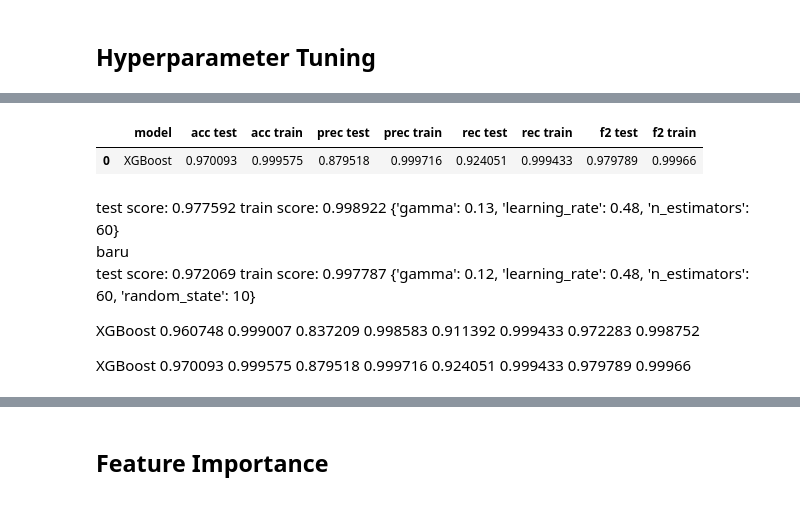
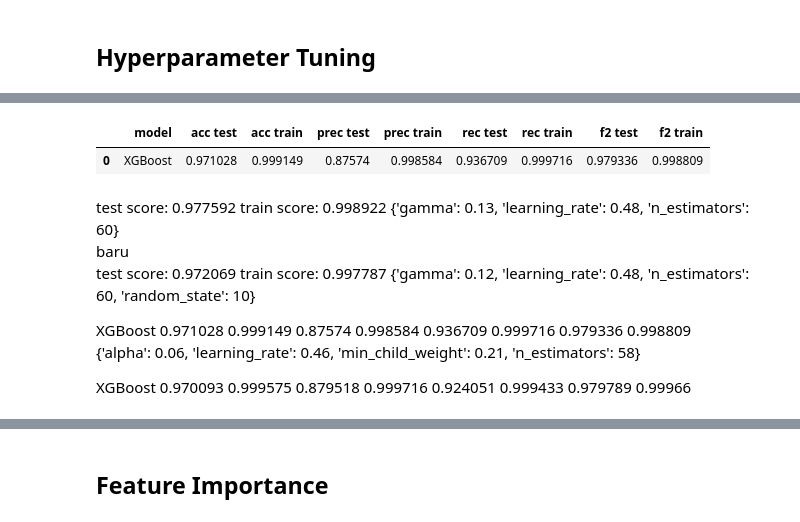
Before and after one commit to helmynaufal/E-commerce-Churn-Prediction, a Jupyter notebook: e-commerce-churn-prediction.ipynb, the cells around one changed output, grey strips where cells are left out. Saved outputs shown, nothing was run; the diff lists cells and outputs as text; code cells hidden in the pictures.

```diff
--- a/e-commerce-churn-prediction.ipynb
+++ b/e-commerce-churn-prediction.ipynb
@@ -44,7 +24,7 @@ import warnings
 warnings.filterwarnings('ignore')
 pd.set_option('display.max_columns', None)
 # %%
-df = pd.read_excel('/kaggle/input/ecommerce-customer-churn-analysis-and-prediction/E Commerce Dataset.xlsx', sheet_name=1)
+df = pd.read_excel('../input/ecommerce-customer-churn-analysis-and-prediction/E Commerce Dataset.xlsx', sheet_name=1)
 df.head()
 # %% [output]
 |  | CustomerID | Churn | Tenure | PreferredLoginDevice | CityTier | WarehouseToHome | PreferredPaymentMode | ... |
@@ -324,10 +304,12 @@ df.head()
 | 4 | 50005 | 1 | 0.0 | 1 | 12.0 | 1 | 3.0 | ... |
 # %% [markdown]
 ## Feature Transformation
+# %%
+df['AvgCashback'] = df['CashbackAmount'] / df['OrderCount']
 # %%
 column = ['Tenure', 'CityTier', 'WarehouseToHome', 'HourSpendOnApp', 'NumberOfDeviceRegistered',
           'SatisfactionScore', 'NumberOfAddress', 'OrderAmountHikeFromlastYear', 'CouponUsed',
-          'OrderCount', 'DaySinceLastOrder', 'CashbackAmount']
+          'OrderCount', 'DaySinceLastOrder', 'CashbackAmount', 'AvgCashback']
 for col in column:
     df[col] = StandardScaler().fit_transform(df[col].values.reshape(len(df),1))
 # %%
@@ -482,10 +461,10 @@ Wall time: 21.2 s
 model = XGBClassifier()
 
 params = {
-    'n_estimators' : [60],#[int(x) for x in np.linspace(60, 70,num = 10)],
-    'learning_rate' : [0.49],#[float(x) for x in np.linspace(0.45, 0.5,num = 6)],
-    'gamma': [0.13],#[float(x) for x in np.linspace(0.1, 0.15,num = 5)],
-    'random_state': [10]
+    'n_estimators' : [58],
+    'learning_rate' : [0.46],
+    'min_child_weight': [0.21],
+    'alpha': [0.06]
 }
 
 grid = GridSearchCV(estimator=model, param_grid=params, scoring=f2_score, cv=5)
@@ -510,11 +489,12 @@ Wall time: 4.56 s
 |  | model | acc test | acc train | prec test | prec train | rec test | rec train | f2 test | f2 train |
-| 0 | XGBoost | 0.970093 | 0.999575 | 0.879518 | 0.999716 | 0.924051 | 0.999433 | 0.979789 | 0.99966 |
+| 0 | XGBoost | 0.971028 | 0.999149 | 0.87574 | 0.998584 | 0.936709 | 0.999716 | 0.979336 | 0.998809 |
 # %% [markdown]
 test score: 0.977592 train score: 0.998922 {'gamma': 0.13, 'learning_rate': 0.48, 'n_estimators': 60} <br>
 baru <br>
 test score: 0.972069 train score: 0.997787 {'gamma': 0.12, 'learning_rate': 0.48, 'n_estimators': 60, 'random_state': 10}
 
-XGBoost	0.960748	0.999007	0.837209	0.998583	0.911392	0.999433	0.972283	0.998752
+XGBoost	0.971028	0.999149	0.87574	0.998584	0.936709	0.999716	0.979336	0.998809<br>
+{'alpha': 0.06, 'learning_rate': 0.46, 'min_child_weight': 0.21, 'n_estimators': 58}
 
 XGBoost	0.970093	0.999575	0.879518	0.999716	0.924051	0.999433	0.979789	0.99966
 # %%
```
Also changed, not shown: parts of 16 cells of this notebook.
